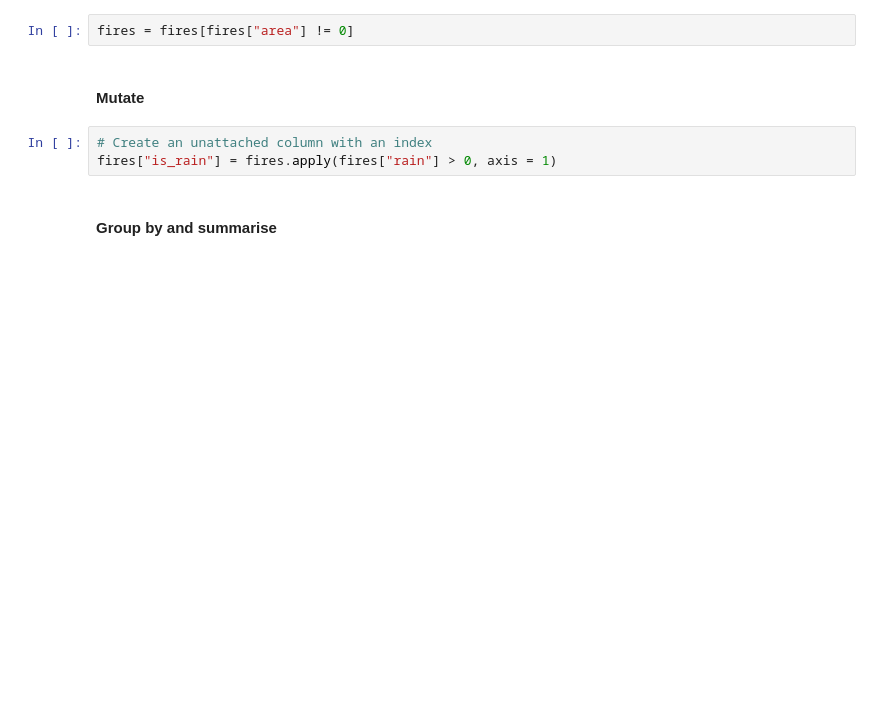
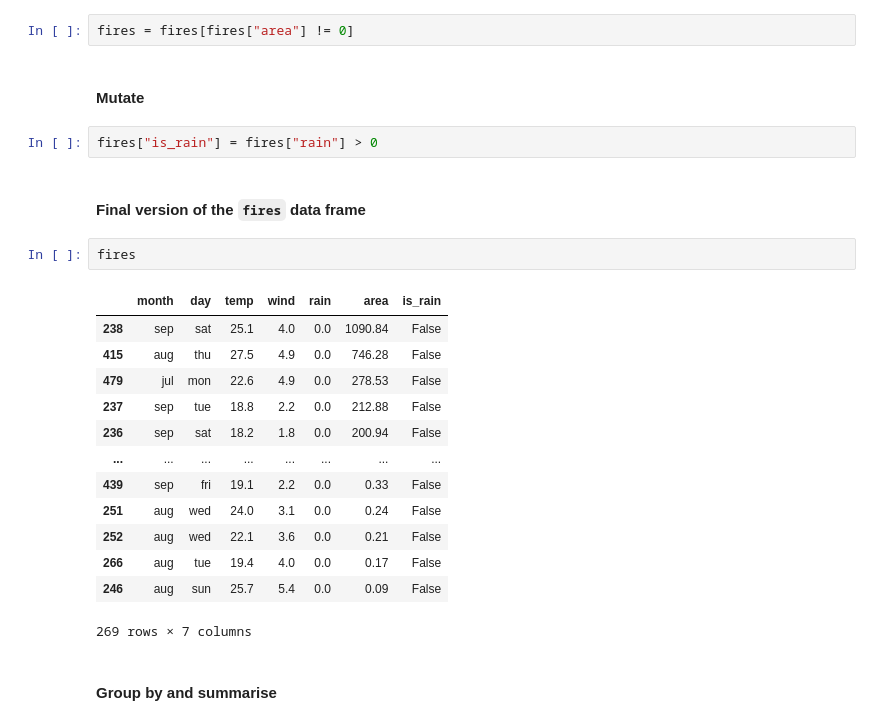
Before and after one commit to miles-drake/codeclan-homework-md, a Jupyter notebook: week-12/day-2-python-analysis-homework/forest-fires.ipynb, the cells around one changed output. Saved outputs shown, nothing was run; the diff lists cells and outputs as text; blank space fills up the shorter version.

```diff
--- a/week-12/day-2-python-analysis-homework/forest-fires.ipynb
+++ b/week-12/day-2-python-analysis-homework/forest-fires.ipynb
@@ -103,9 +105,26 @@ fires = fires.sort_values("area", ascending = False)
 fires = fires[fires["area"] != 0]
 # %% [markdown]
 #### Mutate
-# %%
-# Create an unattached column with an index
-fires["is_rain"] = fires.apply(fires["rain"] > 0, axis = 1)
+# %%
+fires["is_rain"] = fires["rain"] > 0
+# %% [markdown]
+#### Final version of the `fires` data frame
+# %%
+fires
+# %% [output]
+|  | month | day | temp | wind | rain | area | is_rain |
+| 238 | sep | sat | 25.1 | 4.0 | 0.0 | 1090.84 | False |
+| 415 | aug | thu | 27.5 | 4.9 | 0.0 | 746.28 | False |
+| 479 | jul | mon | 22.6 | 4.9 | 0.0 | 278.53 | False |
+| 237 | sep | tue | 18.8 | 2.2 | 0.0 | 212.88 | False |
+| 236 | sep | sat | 18.2 | 1.8 | 0.0 | 200.94 | False |
+| ... | ... | ... | ... | ... | ... | ... | ... |
+| 439 | sep | fri | 19.1 | 2.2 | 0.0 | 0.33 | False |
+| 251 | aug | wed | 24.0 | 3.1 | 0.0 | 0.24 | False |
+| 252 | aug | wed | 22.1 | 3.6 | 0.0 | 0.21 | False |
+| 266 | aug | tue | 19.4 | 4.0 | 0.0 | 0.17 | False |
+| 246 | aug | sun | 25.7 | 5.4 | 0.0 | 0.09 | False |
+269 rows × 7 columns
 # %% [markdown]
 #### Group by and summarise
 # %% [markdown]
```
Also changed, not shown: parts of 9 cells of this notebook.
